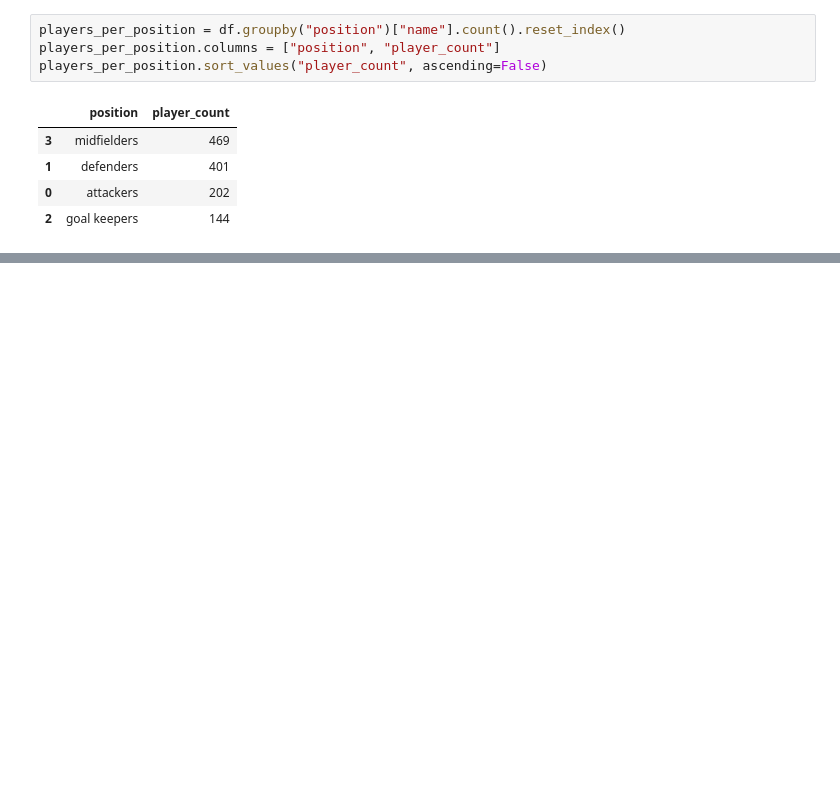
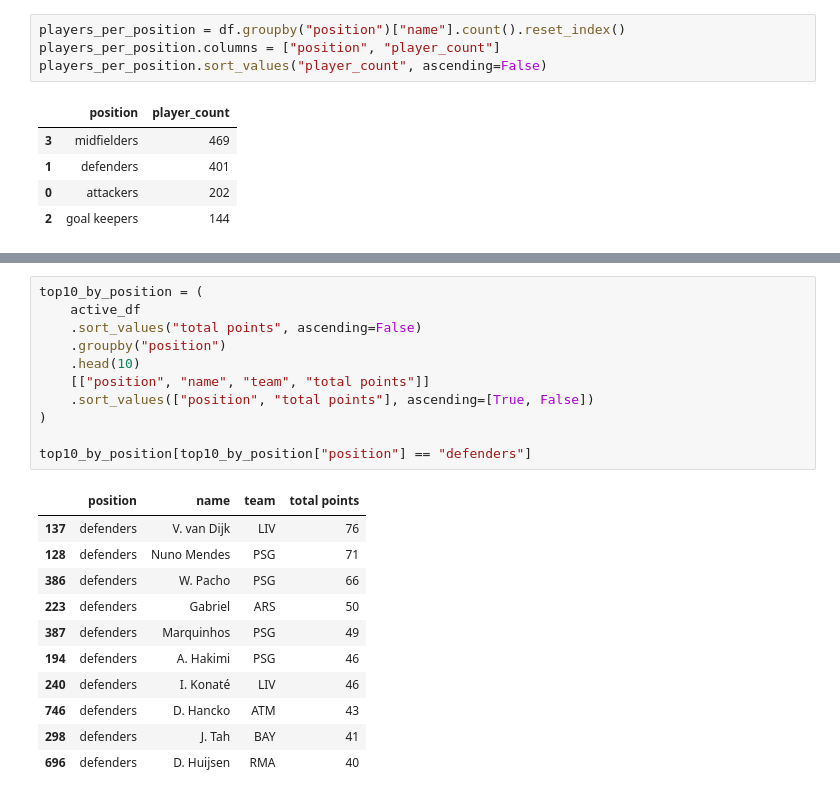
Before and after one commit to edreinoso/fapi_new_backend, a Jupyter notebook: fapi_data.ipynb, the cells around one changed output, grey strips where cells are left out. Cells and saved outputs as stored; diff of their text form; blank space fills up the shorter version.

```diff
--- a/fapi_data.ipynb
+++ b/fapi_data.ipynb
@@ -174,0 +247,23 @@ midfielders.sort_values("total points", ascending=False)
+# %%
+top10_by_position = (
+    active_df
+    .sort_values("total points", ascending=False)
+    .groupby("position")
+    .head(10)
+    [["position", "name", "team", "total points"]]
+    .sort_values(["position", "total points"], ascending=[True, False])
+)
+
+top10_by_position[top10_by_position["position"] == "defenders"]
+# %% [output]
+|  | position | name | team | total points |
+| 137 | defenders | V. van Dijk | LIV | 76 |
+| 128 | defenders | Nuno Mendes | PSG | 71 |
+| 386 | defenders | W. Pacho | PSG | 66 |
+| 223 | defenders | Gabriel | ARS | 50 |
+| 387 | defenders | Marquinhos | PSG | 49 |
+| 194 | defenders | A. Hakimi | PSG | 46 |
+| 240 | defenders | I. Konaté | LIV | 46 |
+| 746 | defenders | D. Hancko | ATM | 43 |
+| 298 | defenders | J. Tah | BAY | 41 |
+| 696 | defenders | D. Huijsen | RMA | 40 |
```
Also changed, not shown: parts of 7 cells of this notebook.
